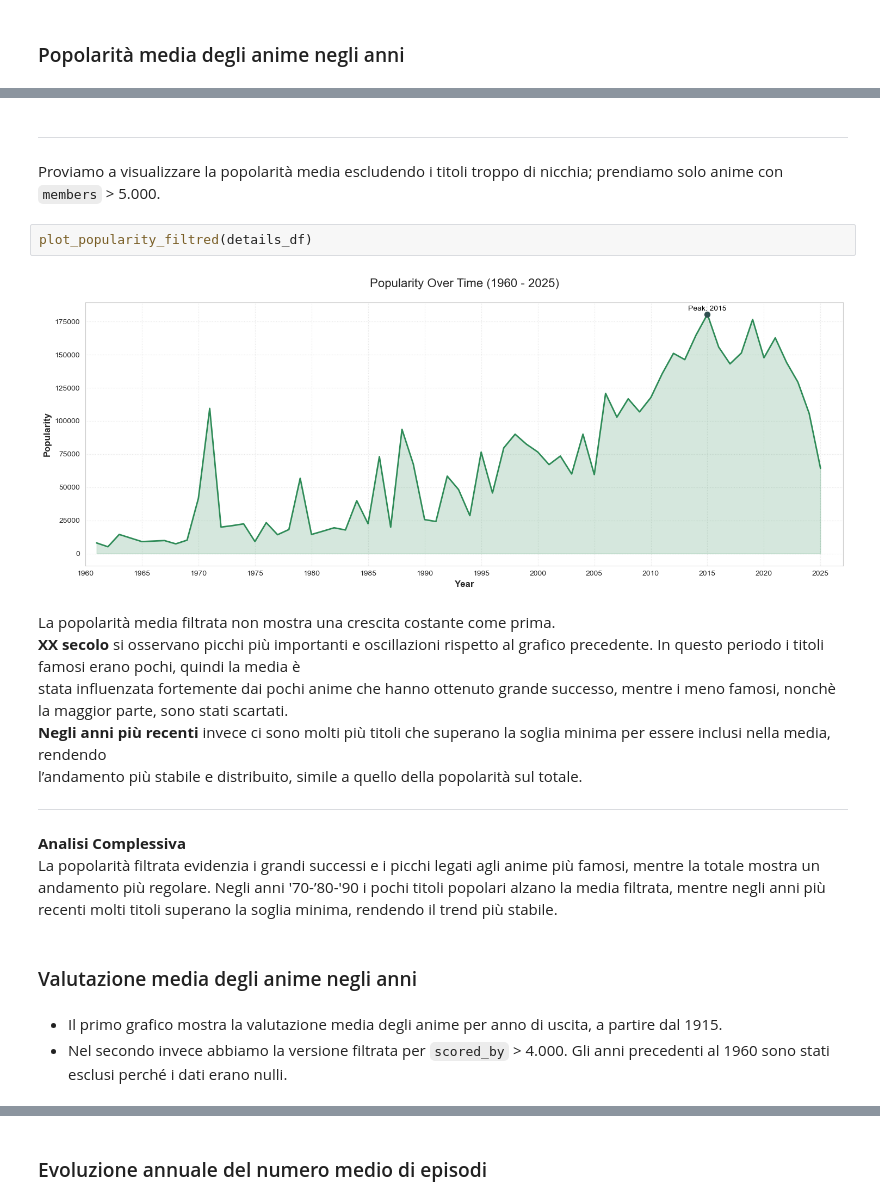
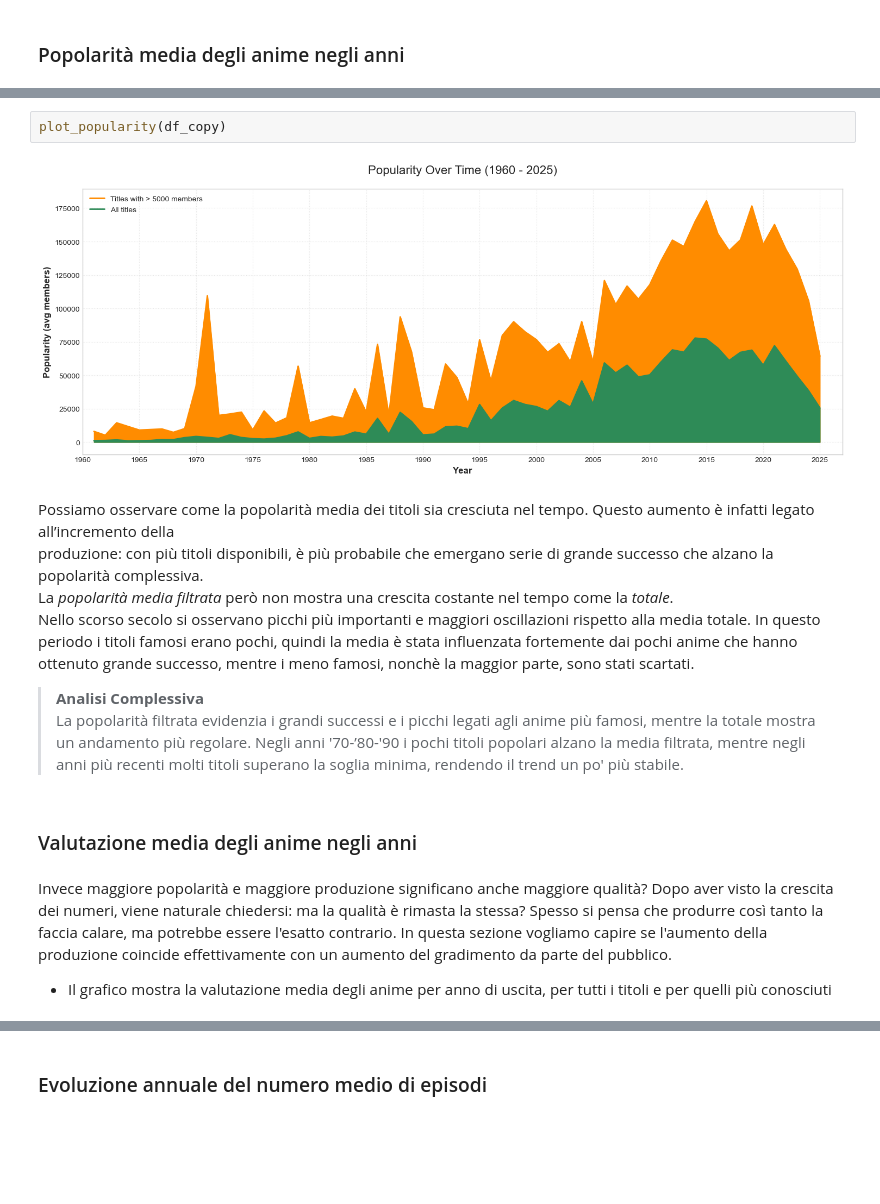
Before and after one commit to sarazunino/HCI, a Jupyter notebook: solution/02_notebook.ipynb, the cells around one changed output, grey strips where cells are left out. Drawn from its saved outputs; the diff is of its cells as text; blank space fills up the shorter version.

```diff
--- a/solution/02_notebook.ipynb
+++ b/solution/02_notebook.ipynb
@@ -174,24 +148,18 @@ Possiamo osservare come la popolarità media dei titoli sia cresciuta nel tempo.
-# %% [markdown]
----
-Proviamo a visualizzare la popolarità media escludendo i titoli troppo di nicchia; prendiamo solo anime con `members` > 5.000.
-# %%
-plot_popularity_filtred(details_df)
-# %% [output]
-[figure, removed]
+# %%
+plot_popularity(df_copy)
+# %% [output]
+[figure, added]
 # %% [markdown]
-La popolarità media filtrata non mostra una crescita costante come prima.
-**XX secolo** si osservano picchi più importanti e oscillazioni rispetto al grafico precedente. In questo periodo i titoli famosi erano pochi, quindi la media è
-stata influenzata fortemente dai pochi anime che hanno ottenuto grande successo, mentre i meno famosi, nonchè la maggior parte, sono stati  scartati.
-**Negli anni più recenti** invece ci sono molti più titoli che superano la soglia minima per essere inclusi nella media, rendendo
-l’andamento più stabile e distribuito, simile a quello della popolarità sul totale.
+Possiamo osservare come la popolarità media dei titoli sia cresciuta nel tempo. Questo aumento è infatti legato all’incremento della
+produzione: con più titoli disponibili, è più probabile che emergano serie di grande successo che alzano la popolarità complessiva.
+La *popolarità media filtrata* però non mostra una crescita costante nel tempo come la *totale*.
+Nello scorso secolo si osservano picchi più importanti e maggiori oscillazioni rispetto alla media totale. In questo periodo i titoli famosi erano pochi, quindi la media è stata influenzata fortemente dai pochi anime che hanno ottenuto grande successo, mentre i meno famosi, nonchè la maggior parte, sono stati  scartati.
 
----
-
-**Analisi Complessiva**
-La popolarità filtrata evidenzia i grandi successi e i picchi legati agli anime più famosi, mentre la totale mostra un andamento più regolare.
-Negli anni '70-’80-'90 i pochi titoli popolari alzano la media filtrata, mentre negli anni più recenti molti titoli superano la soglia minima, rendendo il trend più stabile.
+>**Analisi Complessiva**
+La popolarità filtrata evidenzia i grandi successi e i picchi legati agli anime più famosi, mentre la totale mostra un andamento più regolare. Negli anni '70-’80-'90 i pochi titoli popolari alzano la media filtrata, mentre negli anni più recenti molti titoli superano la soglia minima, rendendo il trend un po' più stabile.
 # %% [markdown]
 ### Valutazione media degli anime negli anni
 # %% [markdown]
-- Il primo grafico mostra la valutazione media degli anime per anno di uscita, a partire dal 1915.
-- Nel secondo invece abbiamo la versione filtrata per `scored_by` > 4.000. Gli anni precedenti al 1960 sono stati esclusi perché i dati erano nulli.
+Invece maggiore popolarità e maggiore produzione significano anche maggiore qualità?
+Dopo aver visto la crescita dei numeri, viene naturale chiedersi: ma la qualità è rimasta la stessa? Spesso si pensa che produrre così tanto la faccia calare, ma potrebbe essere l'esatto contrario. In questa sezione vogliamo capire se l'aumento della produzione coincide effettivamente con un aumento del gradimento da parte del pubblico.
+- Il grafico mostra la valutazione media degli anime per anno di uscita, per tutti i titoli e per quelli più conosciuti
```
Also changed, not shown: parts of 79 cells of this notebook, 2 other files.
